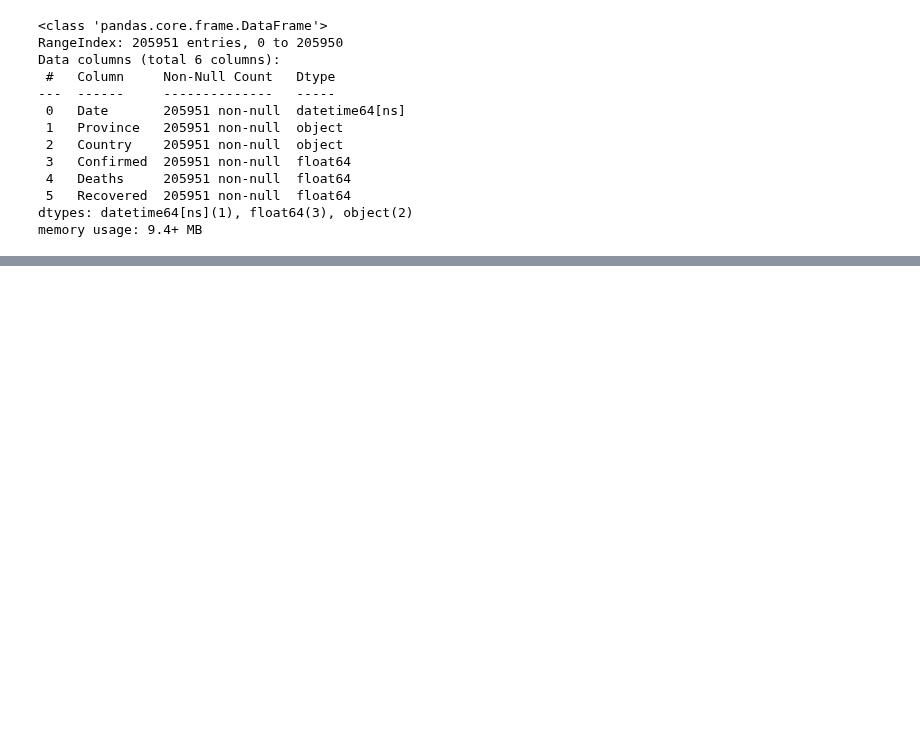
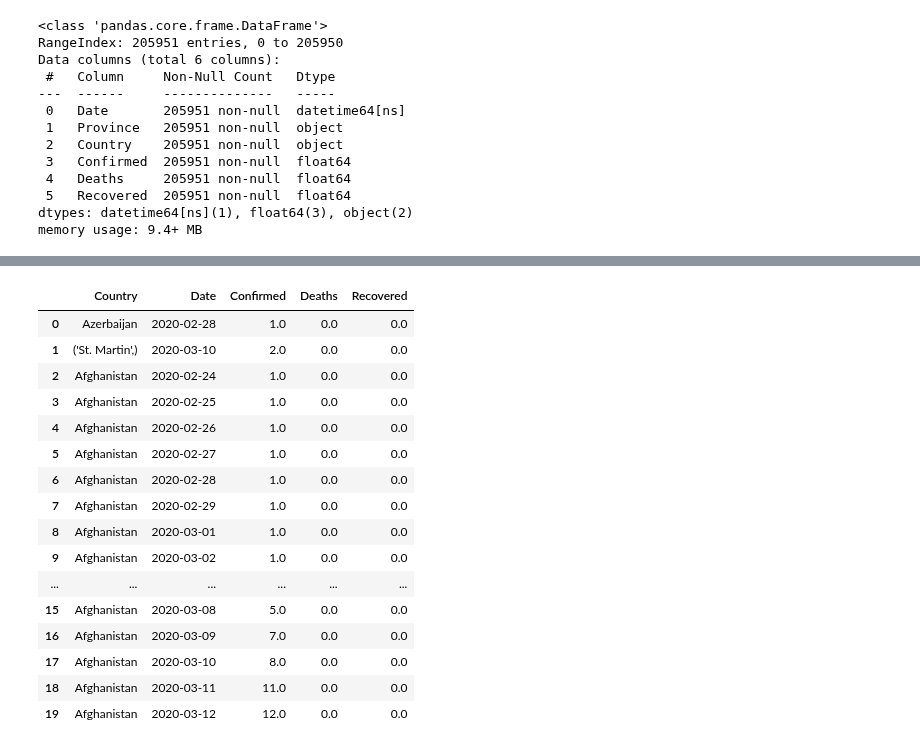
Before and after one commit to BalaSaiKoundinya5/Master-Python-Zero-to-Hero, a Jupyter notebook: Mastering Python Zero to Hero.ipynb, the cells around one changed output, grey strips where cells are left out. Drawn from its saved outputs; the diff is of its cells as text; code cells hidden in the pictures; blank space fills up the shorter version.

```diff
--- a/Mastering Python Zero to Hero.ipynb
+++ b/Mastering Python Zero to Hero.ipynb
@@ -2503,0 +2522,22 @@ ValueError: cannot insert Country, already exists
+# %%
+df2 = df.groupby(['Country','Date'])[['Confirmed','Deaths','Recovered']].sum().reset_index()
+# %%
+df2.head(20)
+# %% [output]
+|  | Country | Date | Confirmed | Deaths | Recovered |
+| 0 | Azerbaijan | 2020-02-28 | 1.0 | 0.0 | 0.0 |
+| 1 | ('St. Martin',) | 2020-03-10 | 2.0 | 0.0 | 0.0 |
+| 2 | Afghanistan | 2020-02-24 | 1.0 | 0.0 | 0.0 |
+| 3 | Afghanistan | 2020-02-25 | 1.0 | 0.0 | 0.0 |
+| 4 | Afghanistan | 2020-02-26 | 1.0 | 0.0 | 0.0 |
+| 5 | Afghanistan | 2020-02-27 | 1.0 | 0.0 | 0.0 |
+| 6 | Afghanistan | 2020-02-28 | 1.0 | 0.0 | 0.0 |
+| 7 | Afghanistan | 2020-02-29 | 1.0 | 0.0 | 0.0 |
+| 8 | Afghanistan | 2020-03-01 | 1.0 | 0.0 | 0.0 |
+| 9 | Afghanistan | 2020-03-02 | 1.0 | 0.0 | 0.0 |
+| ... | ... | ... | ... | ... | ... |
+| 15 | Afghanistan | 2020-03-08 | 5.0 | 0.0 | 0.0 |
+| 16 | Afghanistan | 2020-03-09 | 7.0 | 0.0 | 0.0 |
+| 17 | Afghanistan | 2020-03-10 | 8.0 | 0.0 | 0.0 |
+| 18 | Afghanistan | 2020-03-11 | 11.0 | 0.0 | 0.0 |
+| 19 | Afghanistan | 2020-03-12 | 12.0 | 0.0 | 0.0 |
```
Also changed, not shown: parts of 7 cells of this notebook.
